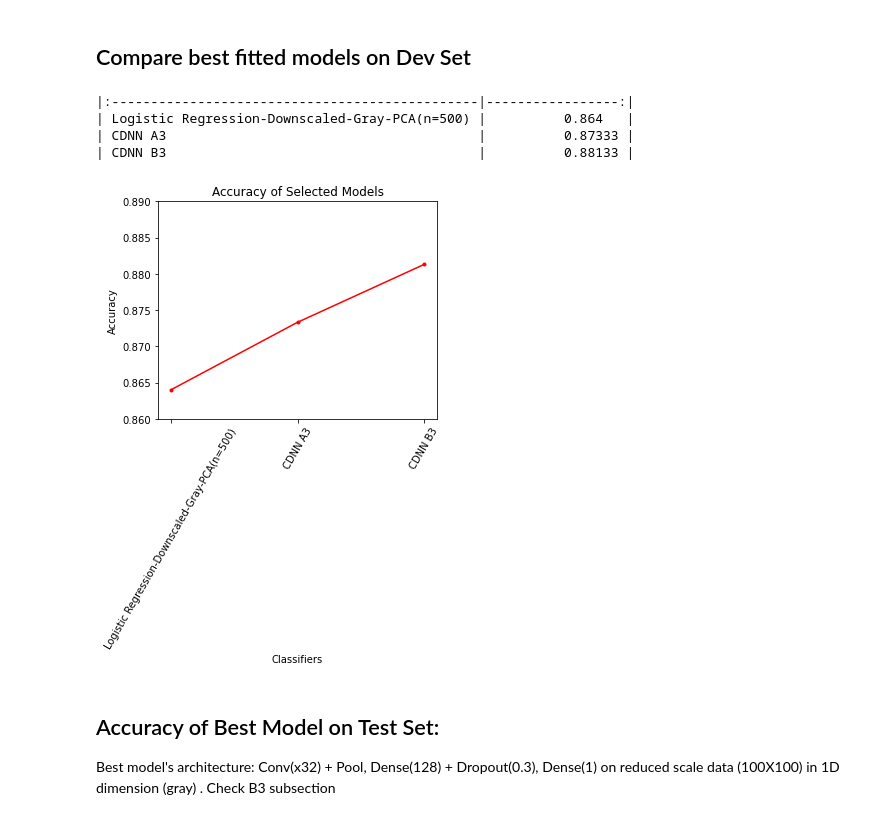
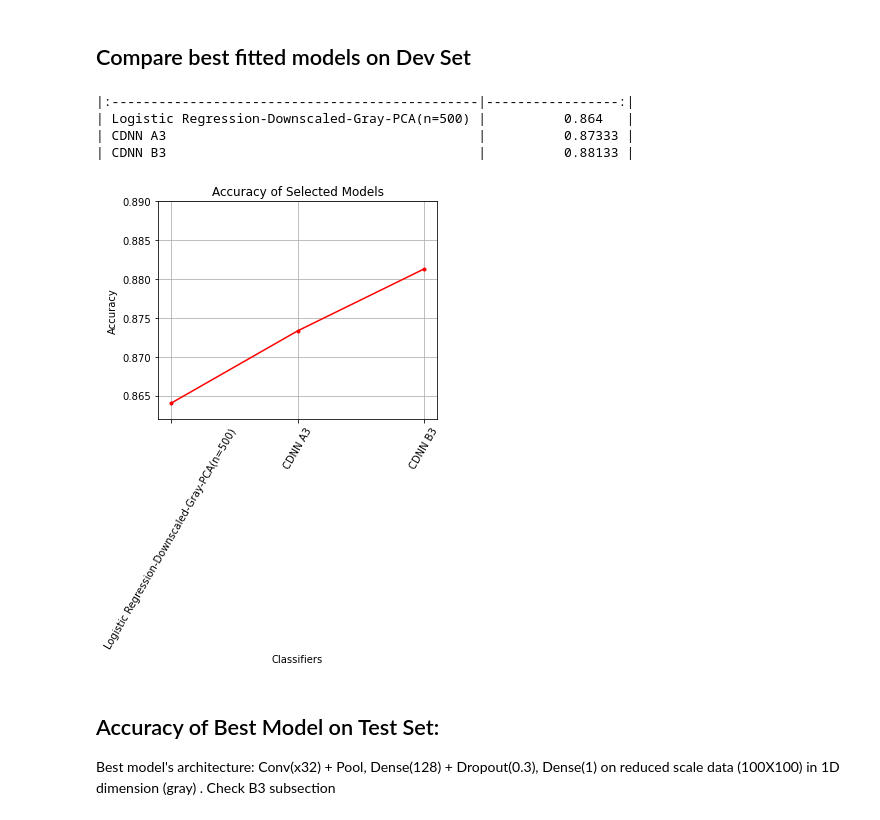
Before and after one commit to xeniakal/AMLS_20-21_SN20159465, a Jupyter notebook: A2/SmileDetection.ipynb, the cells around one changed output. Saved outputs shown, nothing was run; the diff lists cells and outputs as text; code cells hidden in the pictures.

```diff
--- a/A2/SmileDetection.ipynb
+++ b/A2/SmileDetection.ipynb
@@ -1375,28 +1375,32 @@ Epoch 00010: val_loss did not improve from 0.68083
 # %% [markdown]
 ## Compare best fitted models on Dev Set
 # %%
+acc_lr_PCA_downscaled_gray=0.86400
+acc_A3= 0.87333
+acc_B3=0.88133
 data={'Logistic Regression-Downscaled-Gray-PCA(n=500)':[acc_lr_PCA_downscaled_gray],
       'CDNN A3':[acc_A3], 'CDNN B3':[acc_B3]}
 df=pd.DataFrame.from_dict(data,orient='index',columns=['Accuracy Score'])
 df.sort_values(by=df.columns[0],ascending=False, inplace=False)
 print(df.to_markdown())
 
 accuracies = [acc_lr_PCA_downscaled_gray,acc_A3,acc_B3]
 acc_list=['Logistic Regression-Downscaled-Gray-PCA(n=500)','CDNN A3','CDNN B3']
 plt.figure(figsize=(5,4))
 plt.title('Accuracy of Selected Models')
 plt.plot(acc_list,accuracies, 'r.-')
+plt.grid()
 plt.ylabel('Accuracy')
 plt.xlabel('Classifiers')
 plt.xticks(rotation=60)
-plt.ylim([0.86,0.89])
+plt.ylim([0.862,0.89])
 plt.show()
 # %% [output]
 |:-----------------------------------------------|-----------------:|
 | Logistic Regression-Downscaled-Gray-PCA(n=500) |          0.864   |
 | CDNN A3                                        |          0.87333 |
 | CDNN B3                                        |          0.88133 |
-[figure, old version]
+[figure, new version]
 # %% [markdown]
 ## Accuracy of Best Model on Test Set:
 
```
Also changed, not shown: 3 other files.
